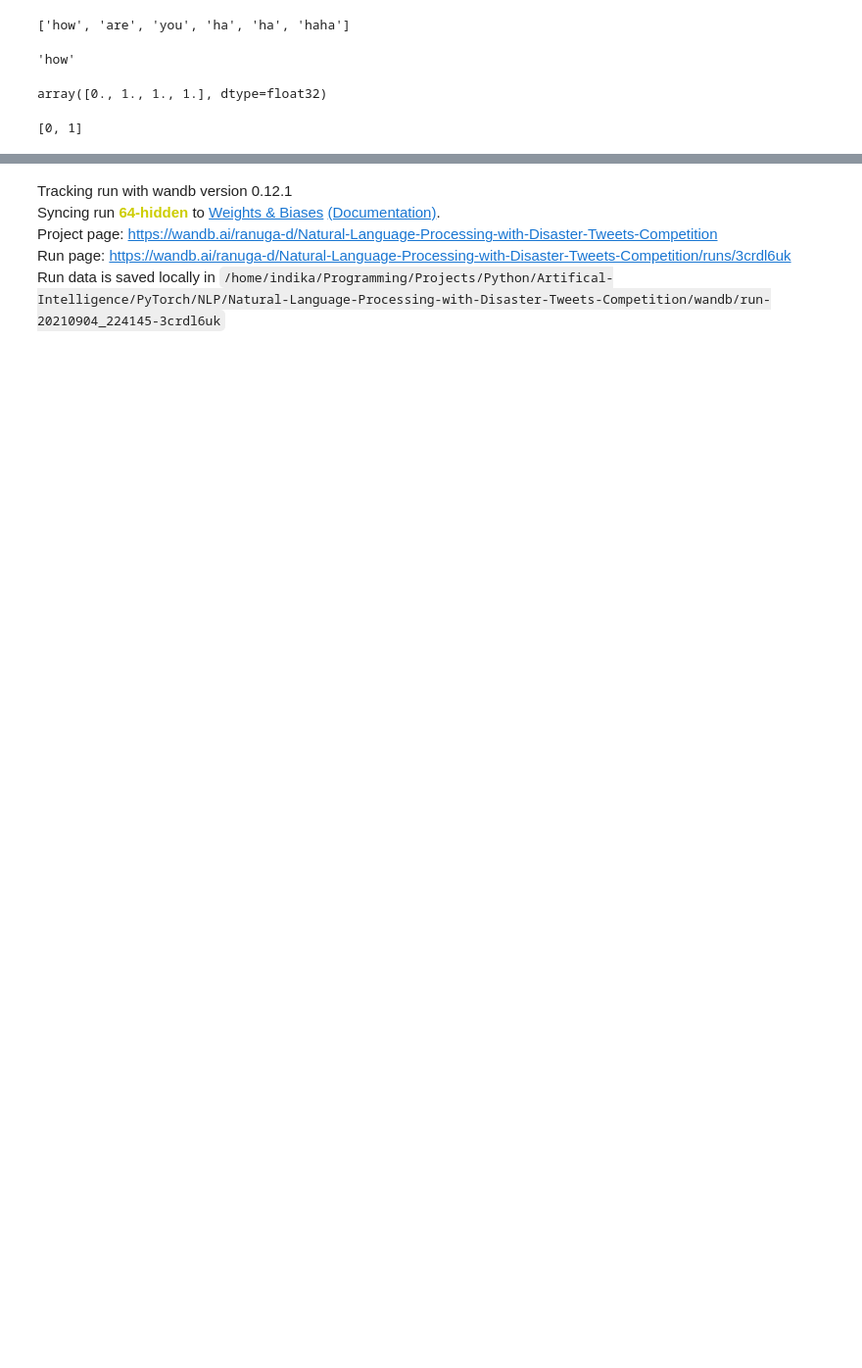
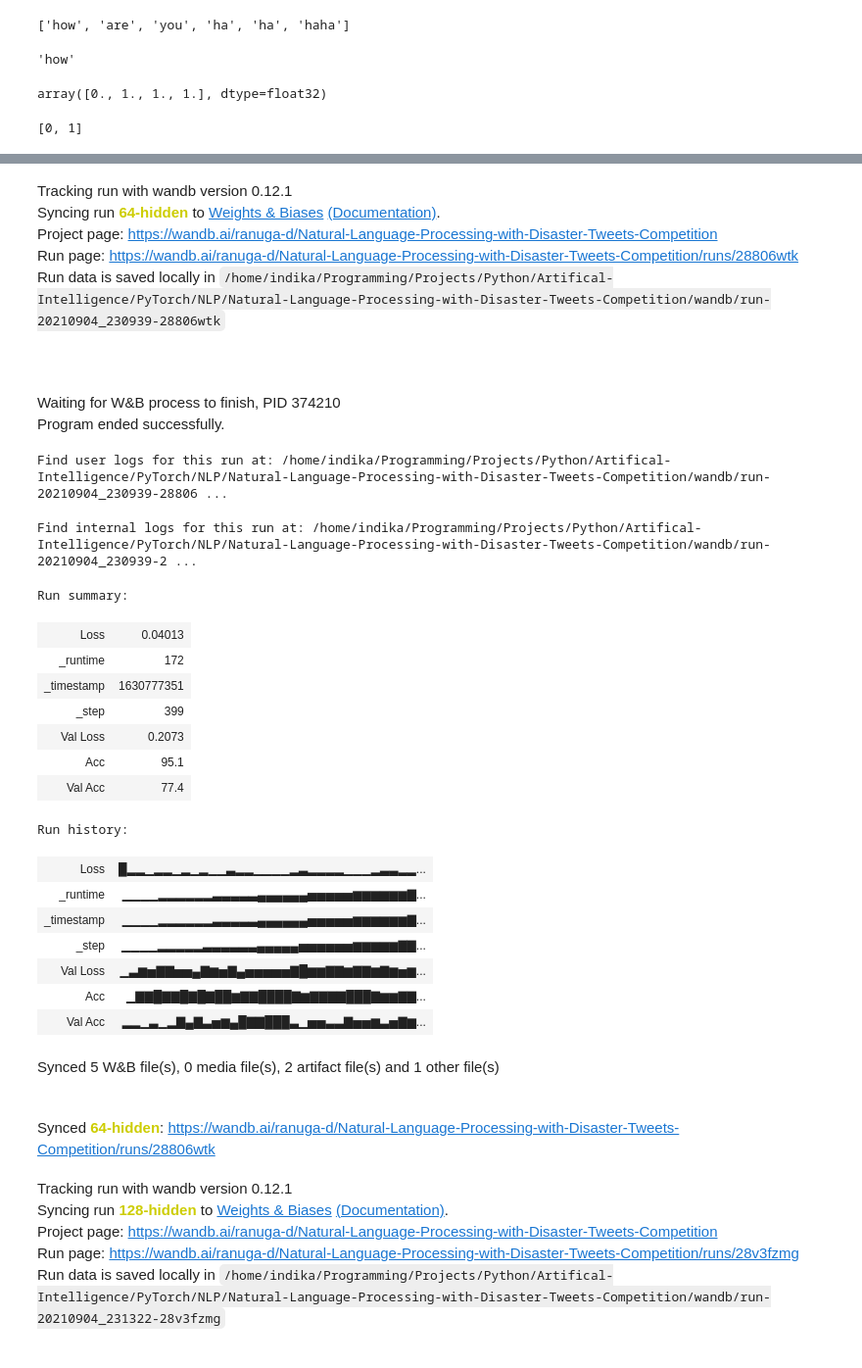
Before and after one commit to Programmer-RD-AI-Archive/Natural-Language-Processing-with-Disaster-Tweets-Competition, a Jupyter notebook: 00.ipynb, the cells around one changed output, grey strips where cells are left out. Shown: that part at 98% size. Drawn from its saved outputs; the diff is of its cells as text; code cells hidden in the pictures; blank space fills up the shorter version.

```diff
--- a/00.ipynb
+++ b/00.ipynb
@@ -201,38 +201,68 @@ iters = [1,2,3,4,5,6,7,8,9,10,11,12,13,14,15]
 optimizers = [Adam,AdamW,Adadelta,Adamax,Rprop,RMSprop,SGD]
 criterions = [L1Loss(),MSELoss(),BCELoss()]
 #
-hiddens = [64,128,256,512,1024,2048]
+# hiddens = [64,128,256,512,1024,2048]
+hiddens = [2,4,8,16,32]
 activations = [ELU,LeakyReLU,PReLU,ReLU,ReLU6,RReLU,SELU,CELU,GELU,SiLU,Tanh]
 # %%
 for hidden in hiddens:
-    model = Model(hidden=hidden).to(device)
-    criterion = BCELoss()
+    model = Model(hidden).to(device)
+    criterion = MSELoss()
     optimizer = Adam(model.parameters(),lr=0.001)
     name = f'{hidden}-hidden'
-    wandb.init(project=PROJECT_NAME,name=name)
-    make_submission(model)
+    wandb.init(project=PROJECT_NAME,name=name) # criterion-MSELoss
+    epochs_iter.set_description(f'Making-Submission')
+    make_submission(model,name)
     for epoch in epochs_iter:
         torch.cuda.empty_cache()
         for idx in range(0,len(X_train),batch_size):
             torch.cuda.empty_cache()
             X_batch = X_train[idx:idx+batch_size].to(device).float()
             y_batch = y_train[idx:idx+batch_size].to(device).float()
             preds = model(X_batch)
             loss = criterion(preds.view(-1,1),y_batch.view(-1,1))
             optimizer.zero_grad()
             loss.backward()
             optimizer.step()
             epochs_iter.set_description(f'{epoch}/{idx}/')
-        wandb.log({'Loss':(get_loss(model,X_train,y_train,criterion)+loss.item())/2})
+        wandb.log({'Loss':get_loss(model,X_train,y_train,criterion)})
         wandb.log({'Val Loss':get_loss(model,X_test,y_test,criterion)})
         wandb.log({'Acc':get_accuracy(model,X_train,y_train)})
         wandb.log({'Val Acc':get_accuracy(model,X_test,y_test)})
+    epochs_iter.set_description(f'Making-Submission')
     make_submission(model,name)
     wandb.finish()
 # %% [output]
 wandb: Currently logged in as: ranuga-d (use `wandb login --relogin` to force relogin)
 Tracking run with wandb version 0.12.1
 Syncing run 64-hidden to Weights & Biases (Documentation).
 Project page: https://wandb.ai/ranuga-d/Natural-Language-Processing-with-Disaster-Tweets-Competition
-Run page: https://wandb.ai/ranuga-d/Natural-Language-Processing-with-Disaster-Tweets-Competition/runs/3crdl6uk
-Run data is saved locally in /home/indika/Programming/Projects/Python/Artifical-Intelligence/PyTorch/NLP/Natural-Language-Processing-with-Disaster-Tweets-Competition/wandb/run-20210904_224145-3crdl6uk
+Run page: https://wandb.ai/ranuga-d/Natural-Language-Processing-with-Disaster-Tweets-Competition/runs/28806wtk
+Run data is saved locally in /home/indika/Programming/Projects/Python/Artifical-Intelligence/PyTorch/NLP/Natural-Language-Processing-with-Disaster-Tweets-Competition/wandb/run-20210904_230939-28806wtk
+Waiting for W&B process to finish, PID 374210
+Program ended successfully.
+Find user logs for this run at: /home/indika/Programming/Projects/Python/Artifical-Intelligence/PyTorch/NLP/Natural-Language-Processing-with-Disaster-Tweets-Competition/wandb/run-20210904_230939-28806 ...
+Find internal logs for this run at: /home/indika/Programming/Projects/Python/Artifical-Intelligence/PyTorch/NLP/Natural-Language-Processing-with-Disaster-Tweets-Competition/wandb/run-20210904_230939-2 ...
+Run summary:
+| Loss | 0.04013 |
+| _runtime | 172 |
+| _timestamp | 1630777351 |
+| _step | 399 |
+| Val Loss | 0.2073 |
+| Acc | 95.1 |
+| Val Acc | 77.4 |
+Run history:
+| Loss | █▂▂▁▂▂▁▂▁▂▁▁▃▂▂▁▁▁▁▂▃▂▂▂▂▁▁▁▂▃▃▂▂... |
+| _runtime | ▁▁▁▁▂▂▂▂▂▂▃▃▃▃▃▄▄▄▄▄▄▅▅▅▅▅▆▆▆▆▆▆▇... |
+| _timestamp | ▁▁▁▁▂▂▂▂▂▂▃▃▃▃▃▄▄▄▄▄▄▅▅▅▅▅▆▆▆▆▆▆▇... |
+| _step | ▁▁▁▁▂▂▂▂▂▃▃▃▃▃▃▄▄▄▄▄▅▅▅▅▅▅▆▆▆▆▆▇▇... |
+| Val Loss | ▁▃▆▅▇▇▅▅▄▇▆▅▇▄▅▅▅▅▅▇█▆▆▇▇▆▇▇▆▇▆▅▆... |
+| Acc | ▁▇▇█▇▇█▇█▇██▆▇▇████▇▆▇▇▇▇███▇▆▆▇▇... |
+| Val Acc | ▂▂▁▃▁▂▇▄▇▃▅▆▄█▇▇███▃▁▅▅▃▃▇▅▅▆▃▅▇▆... |
+Synced 5 W&B file(s), 0 media file(s), 2 artifact file(s) and 1 other file(s)
+Synced 64-hidden: https://wandb.ai/ranuga-d/Natural-Language-Processing-with-Disaster-Tweets-Competition/runs/28806wtk
+Tracking run with wandb version 0.12.1
+Syncing run 128-hidden to Weights & Biases (Documentation).
+Project page: https://wandb.ai/ranuga-d/Natural-Language-Processing-with-Disaster-Tweets-Competition
+Run page: https://wandb.ai/ranuga-d/Natural-Language-Processing-with-Disaster-Tweets-Competition/runs/28v3fzmg
+Run data is saved locally in /home/indika/Programming/Projects/Python/Artifical-Intelligence/PyTorch/NLP/Natural-Language-Processing-with-Disaster-Tweets-Competition/wandb/run-20210904_231322-28v3fzmg
```
Also changed, not shown: parts of 2 cells of this notebook.
